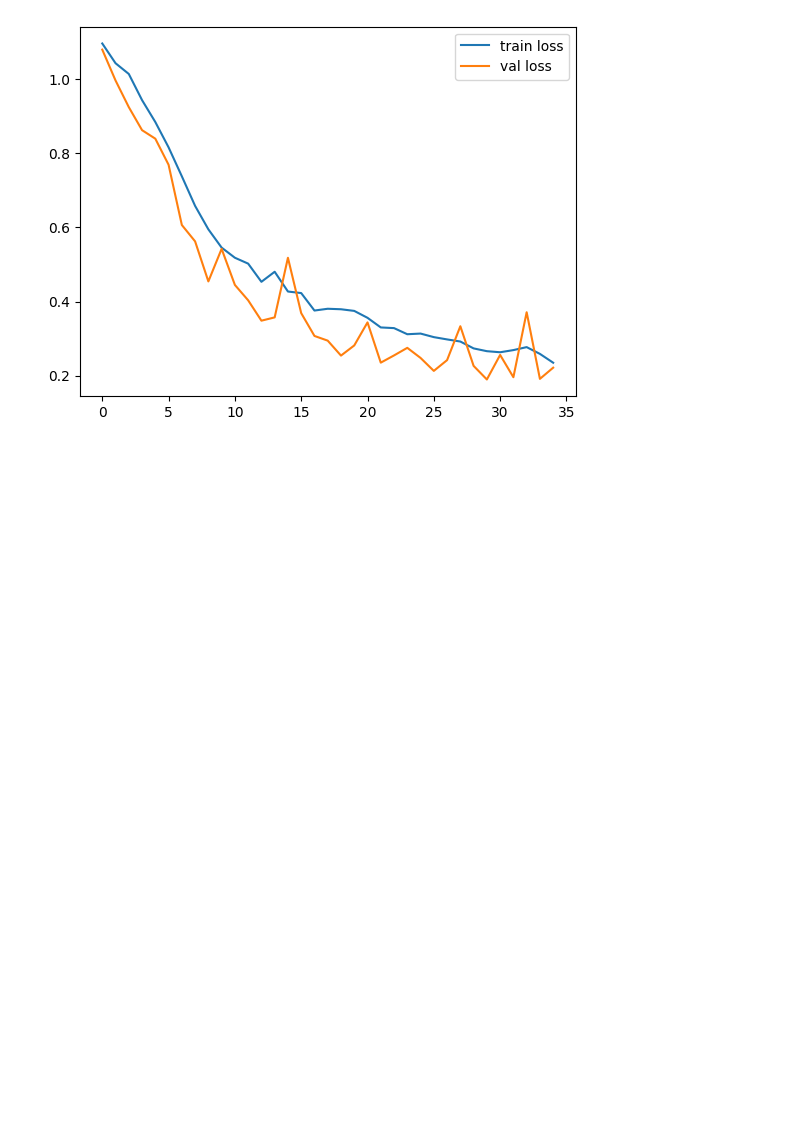
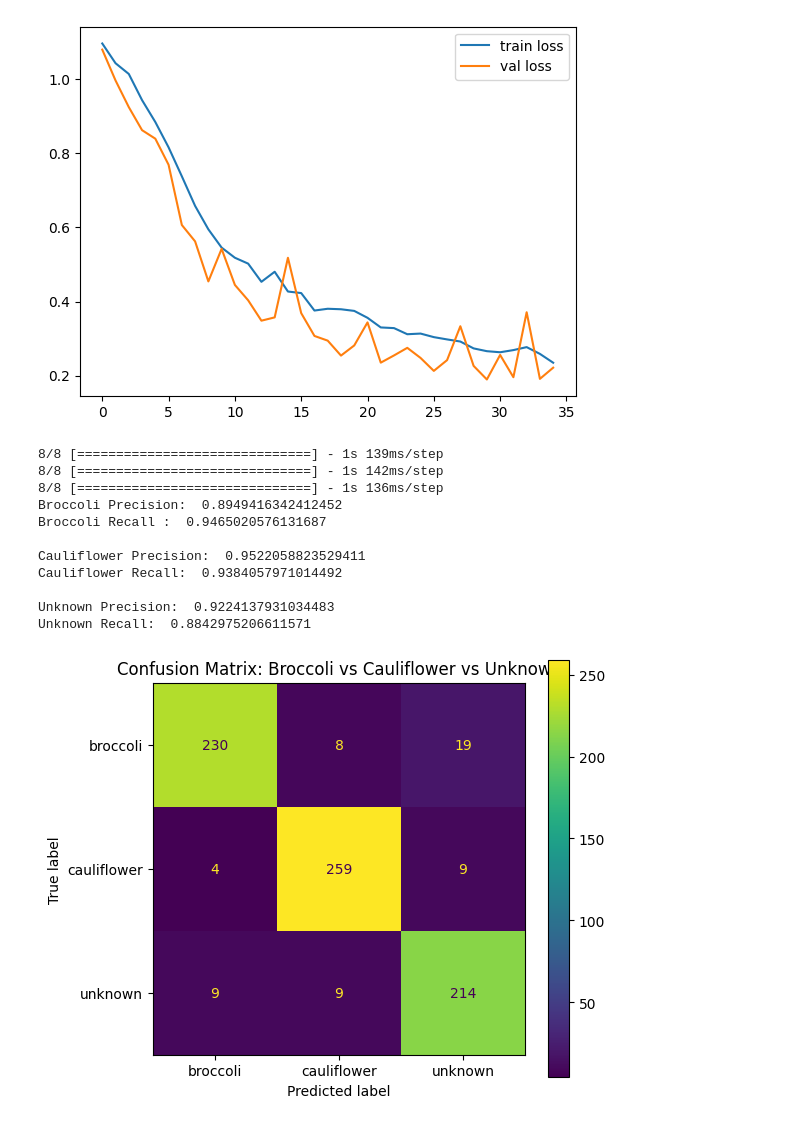
Before and after one commit to dion-choy/mlai, a Jupyter notebook: models/gen5/model.ipynb, the cells around one changed output. Saved outputs shown, nothing was run; the diff lists cells and outputs as text; code cells hidden in the pictures; blank space fills up the shorter version.

```diff
--- a/models/gen5/model.ipynb
+++ b/models/gen5/model.ipynb
@@ -257,3 +259,46 @@ plt.show()
 # %% [output]
 [figure]
 [figure]
+# %%
+model = tf.keras.models.load_model('./model.hdf5')
+
+y_pred = []
+y_true = []
+
+for image_batch, label_batch in test_ds:
+    y_true.append(label_batch)
+    preds = model.predict(image_batch)
+    y_pred.append(np.argmax(preds, axis = - 1))
+
+correct_labels = np.argmax(tf.concat([item for item in y_true], axis = 0), axis=1)
+predicted_labels = tf.concat([item for item in y_pred], axis = 0)
+
+cm = confusion_matrix(correct_labels, predicted_labels)
+print("Broccoli Precision: ", cm[0][0] / cm[0].sum())
+print("Broccoli Recall : ", cm[0][0] / cm.T[0].sum())
+print()
+print("Cauliflower Precision: ", cm[1][1] / cm[1].sum())
+print("Cauliflower Recall: ", cm[1][1] / cm.T[1].sum())
+print()
+print("Unknown Precision: ", cm[2][2] / cm[2].sum())
+print("Unknown Recall: ", cm[2][2] / cm.T[2].sum())
+
+disp = ConfusionMatrixDisplay(confusion_matrix=cm, display_labels=classes)
+fig, ax = plt.subplots(figsize=(6, 5))
+disp.plot(ax=ax)
+plt.title('Confusion Matrix: Broccoli vs Cauliflower vs Unknown')
+plt.tight_layout()
+plt.show()
+# %% [output]
+8/8 [==============================] - 1s 139ms/step
+8/8 [==============================] - 1s 142ms/step
+8/8 [==============================] - 1s 136ms/step
+Broccoli Precision:  0.8949416342412452
+Broccoli Recall :  0.9465020576131687
+
+Cauliflower Precision:  0.9522058823529411
+Cauliflower Recall:  0.9384057971014492
+
+Unknown Precision:  0.9224137931034483
+Unknown Recall:  0.8842975206611571
+[figure, added]
```
Also changed, not shown: parts of 1 cell of this notebook, 2 other files.
